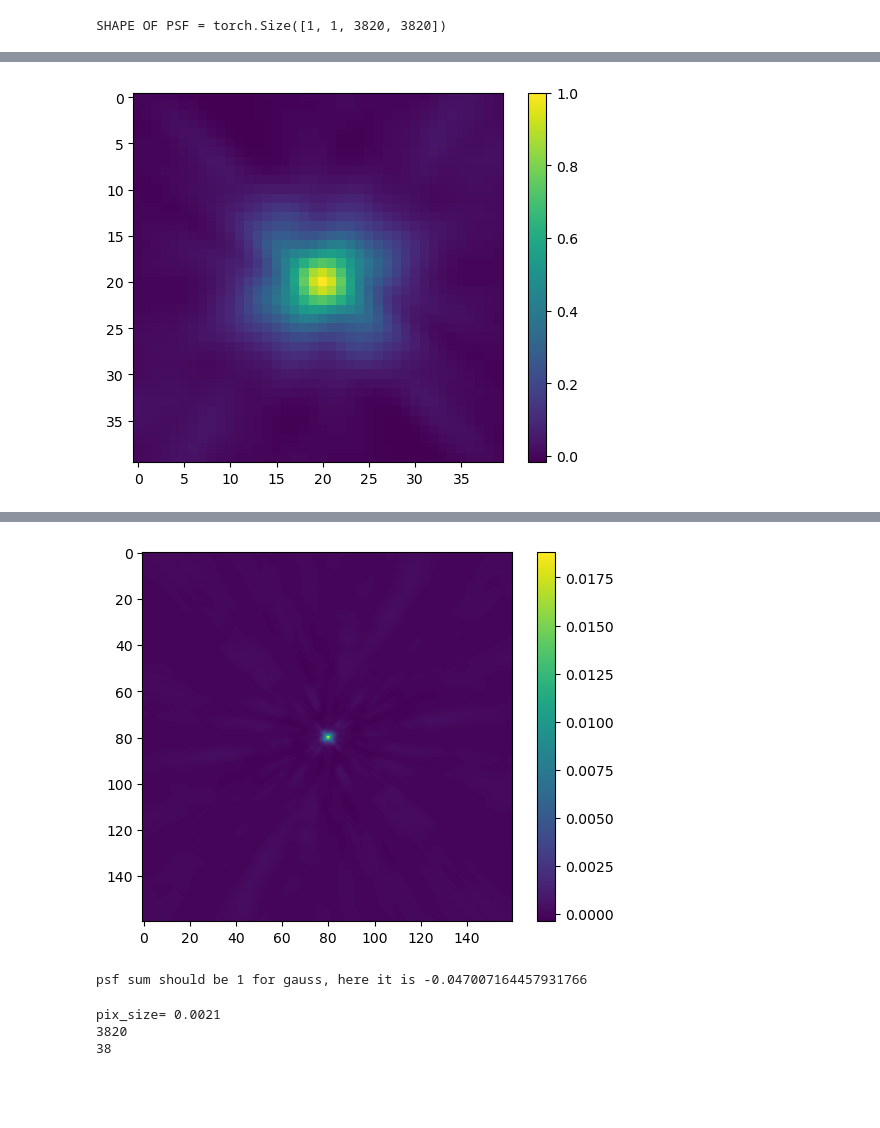
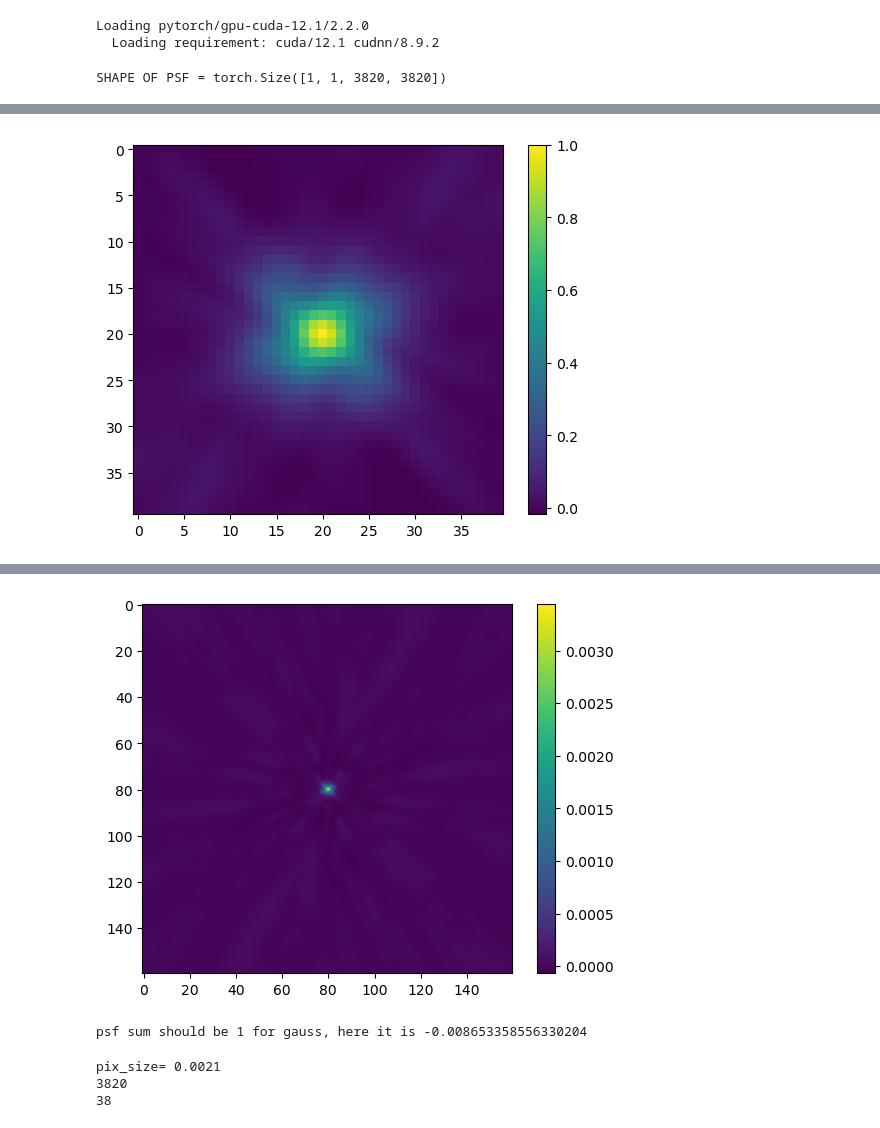
Before and after one commit to citte99/master_thesis_code, a Jupyter notebook: notebooks/alma_psf/gauss_fit_psf.ipynb, the cells around one changed output, grey strips where cells are left out. Saved outputs shown, nothing was run; the diff lists cells and outputs as text; code cells hidden in the pictures; blank space fills up the shorter version.

```diff
--- a/notebooks/alma_psf/gauss_fit_psf.ipynb
+++ b/notebooks/alma_psf/gauss_fit_psf.ipynb
@@ -1,5 +1,5 @@
 # %%
-#module('load', 'pytorch/gpu-cuda-12.1/2.2.0')
+module('load', 'pytorch/gpu-cuda-12.1/2.2.0')
 import matplotlib.pyplot as plt
 import torch
 import numpy as np
@@ -75,6 +75,9 @@ def fit_gaussian_and_get_sigma(tensor_2d):
     _, _, _, σx_fit, σy_fit, _ = popt
 
     return σx_fit, σy_fit
+# %% [output]
+Loading pytorch/gpu-cuda-12.1/2.2.0
+  Loading requirement: cuda/12.1 cudnn/8.9.2
 # %%
 import os
 
@@ -138,7 +141,7 @@ x_coords = np.arange(W) - W//2
 interp = RegularGridInterpolator(
     (y_coords, x_coords),  # 1D coordinate arrays
     psf_data,              # 2D data array
-#    method= 'cubic',
+    method= 'cubic',
     bounds_error=False,
     fill_value=0.0
 )
@@ -153,8 +156,9 @@ max_gauss_psf = psf.get_max(pixel_scale = 0.01)
 
 print(max_gauss_psf)
 
+new_psf_tensor = new_data / (new_data.max()) * max_gauss_psf
+
 # THIS NORMALIZES ONLY FOR THE POSITIVE VALUES
-# new_psf_tensor = new_data / (new_data.max()) * max_gauss_psf
 # psf_positive_sum = new_data[new_data > 0].sum()
 # new_psf_tensor = new_data / psf_positive_sum
 
@@ -176,6 +180,6 @@ Sigma = 4.22850029812004
 0.0034477824810892344
-[figure, old version]
+[figure, new version]
-psf sum should be 1 for gauss, here it is -0.047007164457931766
+psf sum should be 1 for gauss, here it is -0.008653358556330204
 # %%
 
 tot_px=psf_tensor.shape[-1]
```
Also changed, not shown: parts of 1 cell of this notebook, 6 other files.
